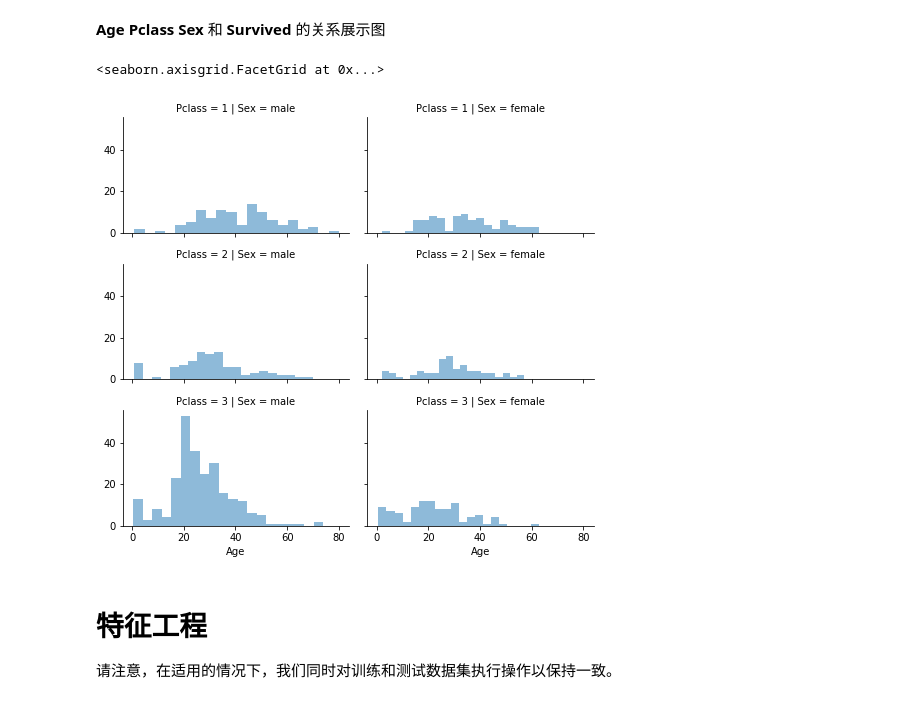
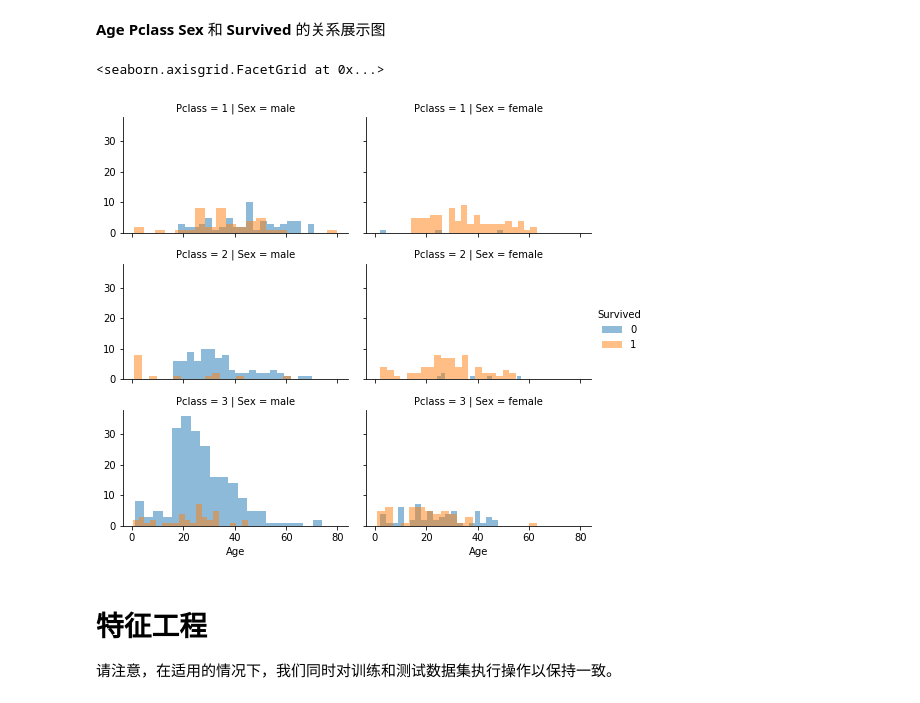
Before and after one commit to OneStepAndTwoSteps/Kaggle-Project, a Jupyter notebook: Titanic Machine Learning from Disaster/Titanic Top4% majority voting [0.82].ipynb, the cells around one changed output. Drawn from its saved outputs; the diff is of its cells as text; code cells hidden in the pictures.

```diff
--- a/Titanic Machine Learning from Disaster/Titanic Top4% majority voting [0.82].ipynb
+++ b/Titanic Machine Learning from Disaster/Titanic Top4% majority voting [0.82].ipynb
@@ -171,12 +242,12 @@ g.map(plt.hist,'Age',bins=20,alpha=.7)
 # %% [markdown]
 __Age__ __Pclass__ __Sex__ 和 __Survived__ 的关系展示图
 # %%
-grid = sns.FacetGrid(train_data, row='Pclass', col='Sex', size=2.2, aspect=1.6)
+grid = sns.FacetGrid(train_data, row='Pclass', col='Sex', size=2.2, aspect=1.6,hue = "Survived")
 grid.map(plt.hist, 'Age', alpha=.5, bins=20)
 grid.add_legend()
 # %% [output]
 <seaborn.axisgrid.FacetGrid at 0x...>
-[figure, old version]
+[figure, new version]
 # %% [markdown]
 # 特征工程
 
```
Also changed, not shown: parts of 13 cells of this notebook, 2 other files.
